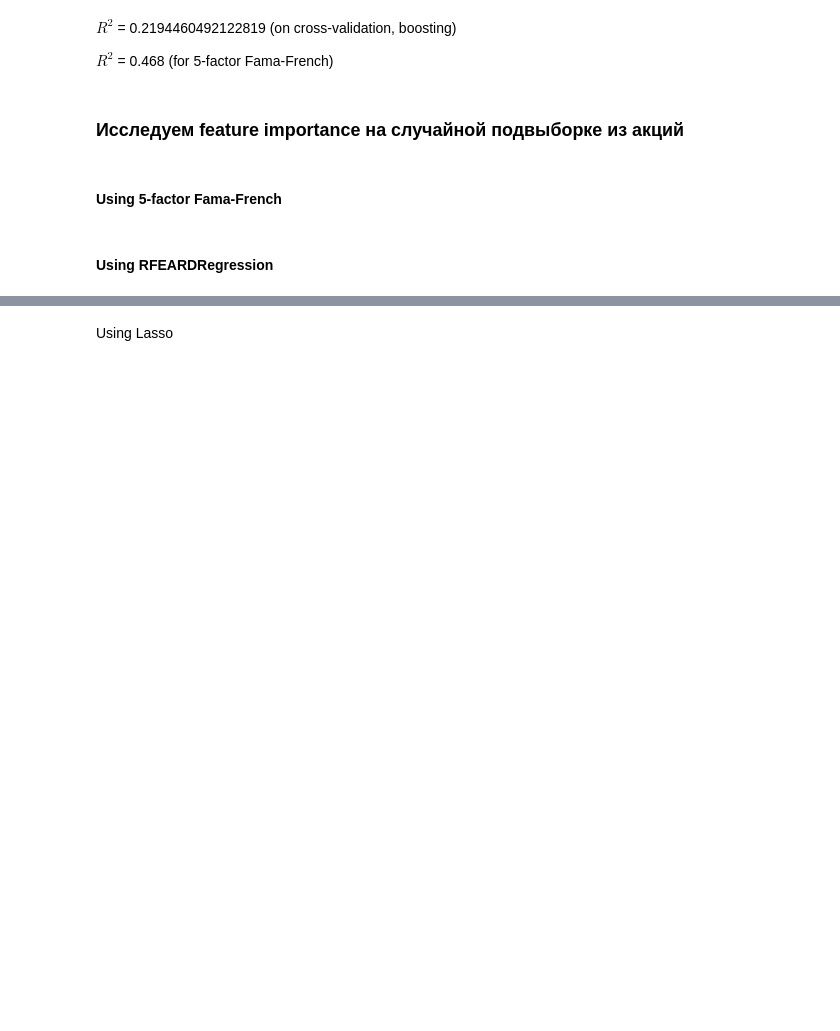
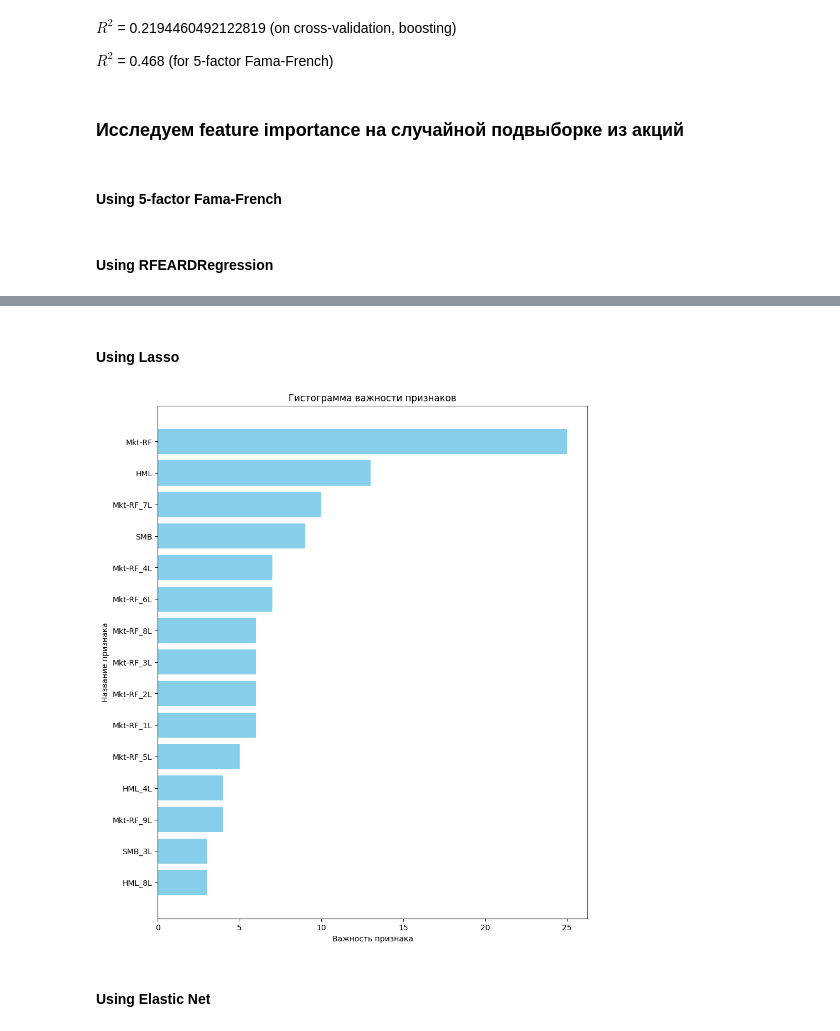
Before and after one commit to NikolaySimakov/Fama-French-models, a Jupyter notebook: research/feature_selection.ipynb, the cells around one changed output, grey strips where cells are left out. Saved outputs shown, nothing was run; the diff lists cells and outputs as text; code cells hidden in the pictures; blank space fills up the shorter version.

Commit message:
Update feature selection methods

```diff
--- a/research/feature_selection.ipynb
+++ b/research/feature_selection.ipynb
@@ -256,7 +256,7 @@ def objective(trial):
     params = {
         'learning_rate': trial.suggest_float('learning_rate', 0.01, 1, log=True),
         'num_leaves': trial.suggest_int('num_leaves', 10, 100),
-        'n_estimators': trial.suggest_int('n_estimators', 10, 200),
+        'n_estimators': trial.suggest_int('n_estimators', 10, 300),
         'max_depth': trial.suggest_int('max_depth', 1, 100),
         'min_data_in_leaf': trial.suggest_int('min_data_in_leaf', 10, 100),
         'feature_fraction': trial.suggest_float('feature_fraction', 0.1, 1.0),
@@ -278,7 +278,7 @@ def objective(trial):
     return r2_score(y_test, preds)
 # %%
 study = optuna.create_study(direction='maximize')
-study.optimize(objective, n_trials=1000)
+study.optimize(objective, n_trials=200)
 # %%
 best_params = study.best_params
 best_params
@@ -723,3 +739,48 @@ for ticker in random_tickers:
-# %% [markdown]
-Using Lasso
+# %% [markdown]
+#### Using Lasso
+# %%
+from sklearn.linear_model import LassoCV
+from sklearn.metrics import r2_score
+
+scores_dict_lasso = {}
+feature_selection_lasso_dict = {}
+
+# .loc[:, top15features_stable]
+for ticker in random_tickers:
+    mon = pd.DataFrame(df[ticker]).resample('ME').last()
+    mon_rets = mon.pct_change().dropna()
+    factors = ff5.rename(columns={'date_ff_factors': 'Date'})
+    factors_0 = pd.merge(mon_rets, factors, on='Date', how='left')
+    factors_0 = factors_0.dropna()
+    Y = (factors_0[ticker] - factors_0['RF'])
+    X = factors_0.drop(
+                columns=['RF', ticker]).set_index('Date')
+    X_train, X_test, y_train, y_test = train_test_split(
+                X, Y, test_size=0.2, shuffle=False)
+
+    # lasso
+    lasso_cv = LassoCV(max_iter=10000, cv=5).fit(
+        X_train, y_train)
+    y_pred_lasso = lasso_cv.predict(X_test)
+    scores_dict_lasso[ticker] = r2_score(y_test, y_pred_lasso)
+
+    # Select features based on Lasso coefficients
+    # Adjust the threshold as needed
+    selected_features = X.columns[(np.abs(lasso_cv.coef_) > 0.01)]
+
+    # Store selected features for each ticker
+    feature_selection_lasso_dict[ticker] = selected_features.tolist()
+# %%
+from collections import Counter
+
+lasso_important_features = []
+
+for k, imp in feature_selection_lasso_dict.items():
+  lasso_important_features += imp
+
+plot_feature_importance_custom(dict(Counter(lasso_important_features)), 15)
+# %% [output]
+[figure, added]
+# %% [markdown]
+#### Using Elastic Net
 # %%
```
Also changed, not shown: parts of 22 cells of this notebook.
